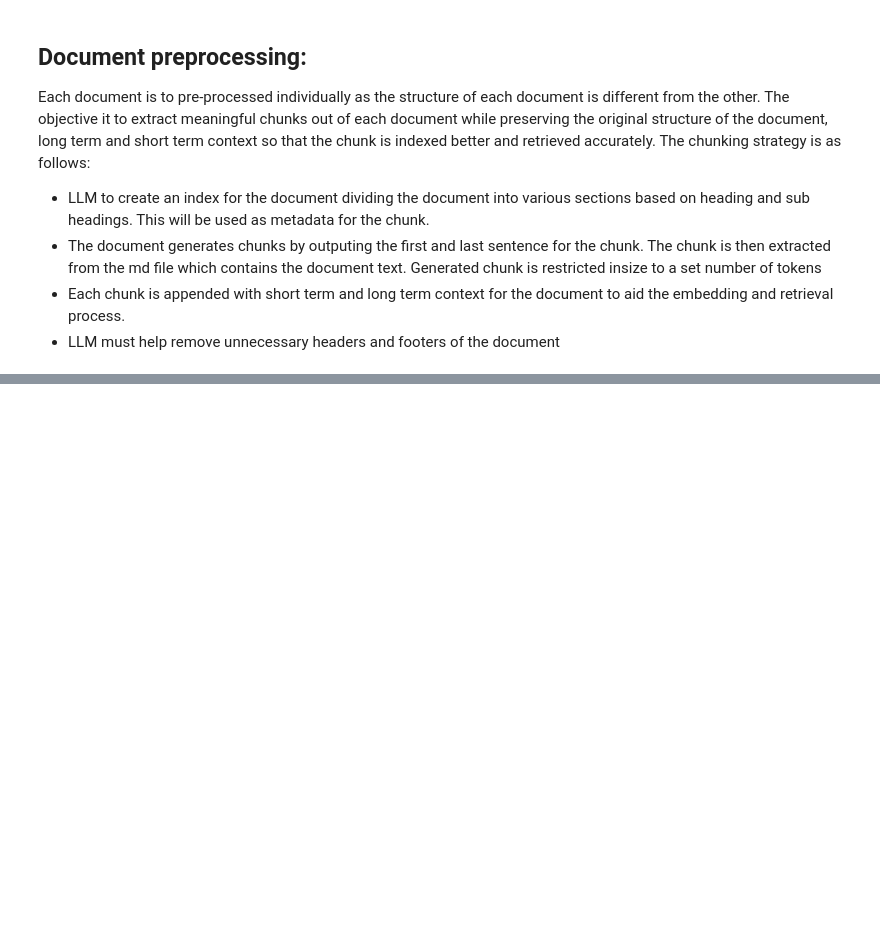
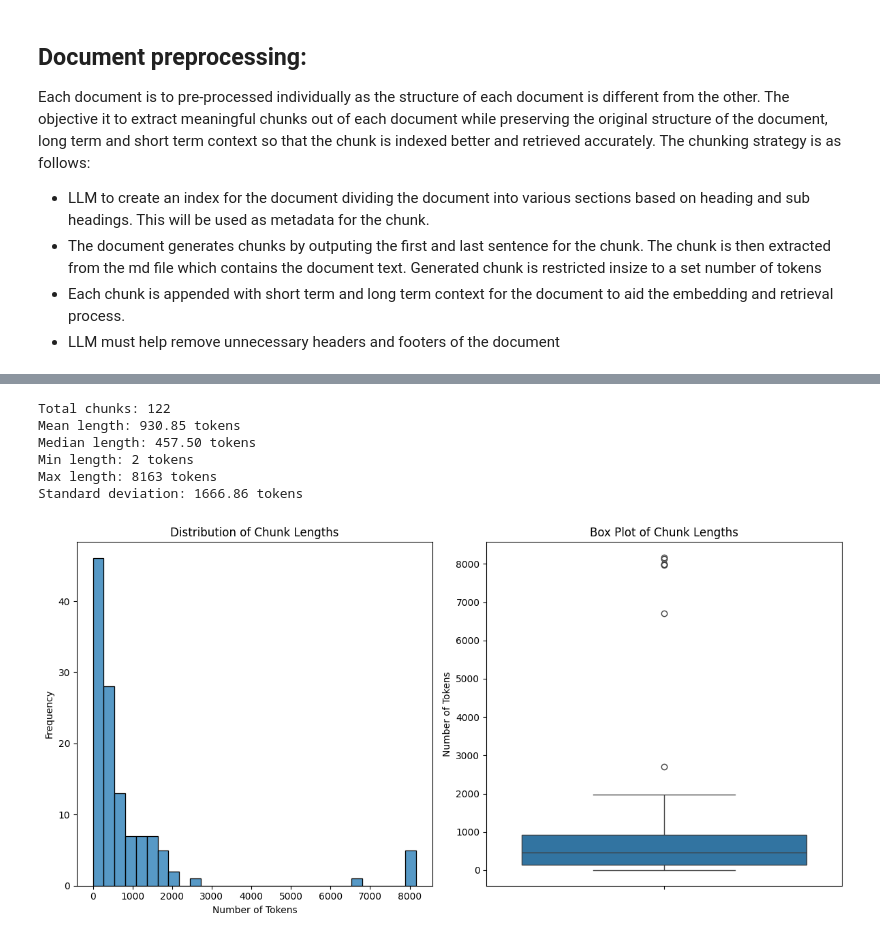
Before and after one commit to shresht8/RAG-case-study, a Jupyter notebook: data-preprocess.ipynb, the cells around one changed output, grey strips where cells are left out. Drawn from its saved outputs; the diff is of its cells as text; code cells hidden in the pictures; blank space fills up the shorter version.

Commit message:
update chunker

```diff
--- a/data-preprocess.ipynb
+++ b/data-preprocess.ipynb
@@ -70,0 +246,52 @@ The chunking strategy is as follows:
+# %%
+import matplotlib.pyplot as plt
+import seaborn as sns
+import numpy as np
+
+def analyze_chunk_distribution(doc, tokenizer, chunker):
+    """Analyze the distribution of chunk lengths."""
+    chunk_lengths = []
+
+    # Get chunks and their lengths
+    for chunk in chunker.chunk(dl_doc=doc):
+        txt_tokens = len(tokenizer.tokenize(chunk.text, max_length=None))
+        chunk_lengths.append(txt_tokens)
+
+    # Create visualizations
+    plt.figure(figsize=(12, 6))
+
+    # Histogram
+    plt.subplot(1, 2, 1)
+    sns.histplot(chunk_lengths, bins=30)
+    plt.title('Distribution of Chunk Lengths')
+    plt.xlabel('Number of Tokens')
+    plt.ylabel('Frequency')
+
+    # Box plot
+    plt.subplot(1, 2, 2)
+    sns.boxplot(y=chunk_lengths)
+    plt.title('Box Plot of Chunk Lengths')
+    plt.ylabel('Number of Tokens')
+
+    plt.tight_layout()
+
+    # Print statistics
+    print(f"Total chunks: {len(chunk_lengths)}")
+    print(f"Mean length: {np.mean(chunk_lengths):.2f} tokens")
+    print(f"Median length: {np.median(chunk_lengths):.2f} tokens")
+    print(f"Min length: {np.min(chunk_lengths)} tokens")
+    print(f"Max length: {np.max(chunk_lengths)} tokens")
+    print(f"Standard deviation: {np.std(chunk_lengths):.2f} tokens")
+
+    return chunk_lengths
+
+# Run the analysis
+chunk_lengths = analyze_chunk_distribution(doc, tokenizer, chunker)
+# %% [output]
+Total chunks: 122
+Mean length: 930.85 tokens
+Median length: 457.50 tokens
+Min length: 2 tokens
+Max length: 8163 tokens
+Standard deviation: 1666.86 tokens
+[figure, added]
```
Also changed, not shown: parts of 4 cells of this notebook, 1 other file.
